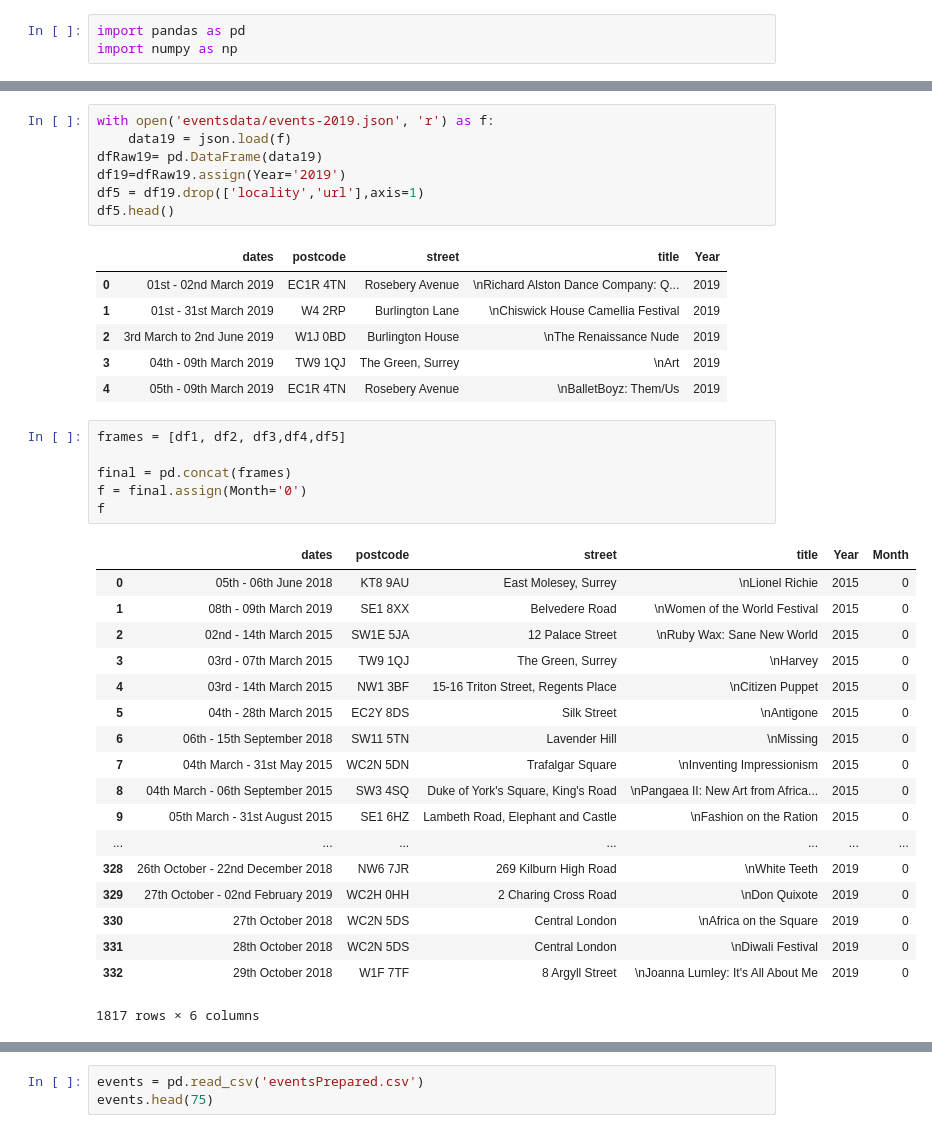
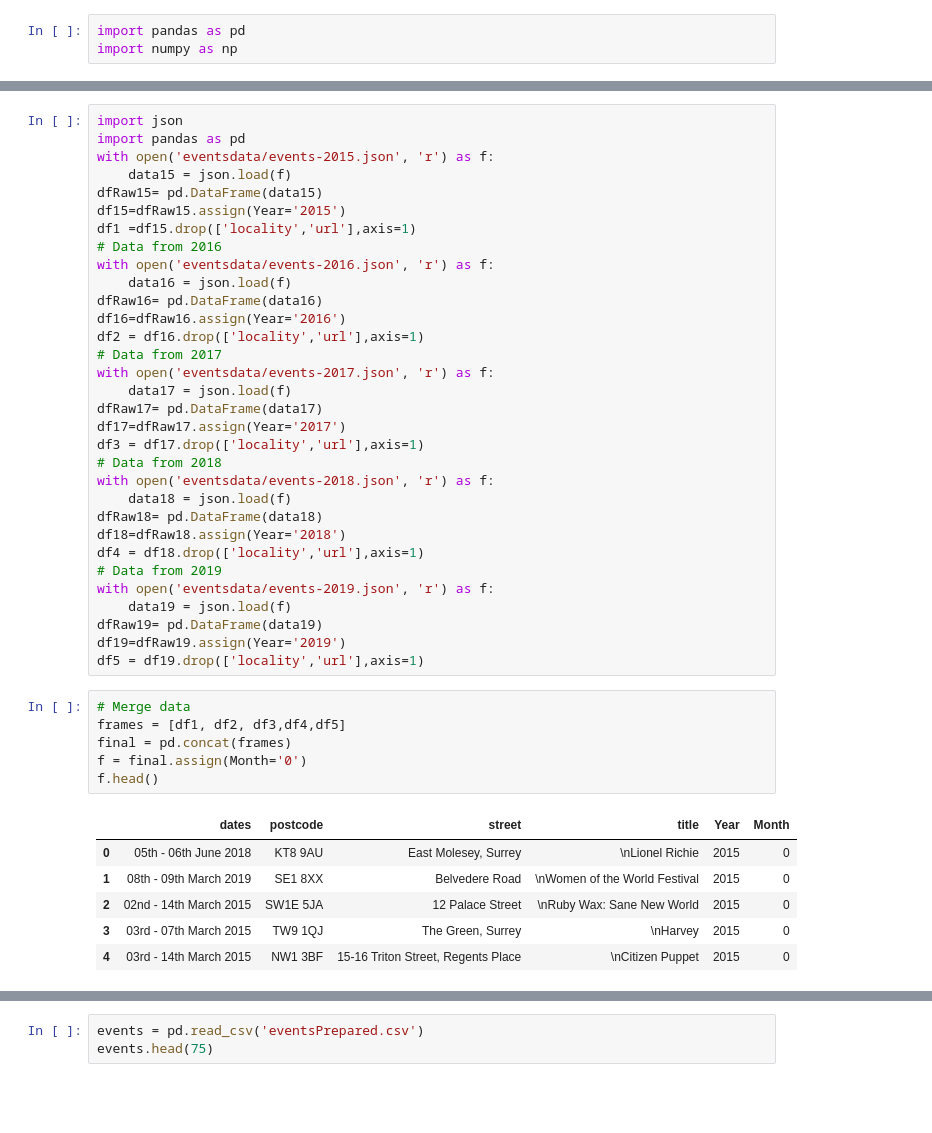
Before and after one commit to dataBikeHsUlm/MapReduce, a Jupyter notebook: Data_Profiling/AdditionalFeatures.ipynb, the cells around one changed output, grey strips where cells are left out. Saved outputs shown, nothing was run; the diff lists cells and outputs as text; blank space fills up the shorter version.

Commit message:
refined AdditionalFeatures Notebook, refined data

```diff
--- a/Data_Profiling/AdditionalFeatures.ipynb
+++ b/Data_Profiling/AdditionalFeatures.ipynb
@@ -107,40 +49,46 @@ df4.head()
-# %%
-with open('eventsdata/events-2019.json', 'r') as f:
-    data19 = json.load(f)
-dfRaw19= pd.DataFrame(data19)
-df19=dfRaw19.assign(Year='2019')
-df5 = df19.drop(['locality','url'],axis=1)
-df5.head()
-# %% [output]
-|  | dates | postcode | street | title | Year |
-| 0 | 01st - 02nd March 2019 | EC1R 4TN | Rosebery Avenue | \nRichard Alston Dance Company: Q... | 2019 |
-| 1 | 01st - 31st March 2019 | W4 2RP | Burlington Lane | \nChiswick House Camellia Festival | 2019 |
-| 2 | 3rd March to 2nd June 2019 | W1J 0BD | Burlington House | \nThe Renaissance Nude | 2019 |
-| 3 | 04th - 09th March 2019 | TW9 1QJ | The Green, Surrey | \nArt | 2019 |
-| 4 | 05th - 09th March 2019 | EC1R 4TN | Rosebery Avenue | \nBalletBoyz: Them/Us | 2019 |
+# %%
+import json
+import pandas as pd
+with open('eventsdata/events-2015.json', 'r') as f:
+    data15 = json.load(f)
+dfRaw15= pd.DataFrame(data15)
+df15=dfRaw15.assign(Year='2015')
+df1 =df15.drop(['locality','url'],axis=1)
+# Data from 2016
+with open('eventsdata/events-2016.json', 'r') as f:
+    data16 = json.load(f)
+dfRaw16= pd.DataFrame(data16)
+df16=dfRaw16.assign(Year='2016')
+df2 = df16.drop(['locality','url'],axis=1)
+# Data from 2017
+with open('eventsdata/events-2017.json', 'r') as f:
+    data17 = json.load(f)
+dfRaw17= pd.DataFrame(data17)
+df17=dfRaw17.assign(Year='2017')
+df3 = df17.drop(['locality','url'],axis=1)
+# Data from 2018
+with open('eventsdata/events-2018.json', 'r') as f:
+    data18 = json.load(f)
+dfRaw18= pd.DataFrame(data18)
+df18=dfRaw18.assign(Year='2018')
+df4 = df18.drop(['locality','url'],axis=1)
+# Data from 2019
+with open('eventsdata/events-2019.json', 'r') as f:
+    data19 = json.load(f)
+dfRaw19= pd.DataFrame(data19)
+df19=dfRaw19.assign(Year='2019')
+df5 = df19.drop(['locality','url'],axis=1)
 # %%
+# Merge data
 frames = [df1, df2, df3,df4,df5]
-
 final = pd.concat(frames)
 f = final.assign(Month='0')
-f
+f.head()
 # %% [output]
 |  | dates | postcode | street | title | Year | Month |
 | 0 | 05th - 06th June 2018 | KT8 9AU | East Molesey, Surrey | \nLionel Richie | 2015 | 0 |
 | 1 | 08th - 09th March 2019 | SE1 8XX | Belvedere Road | \nWomen of the World Festival | 2015 | 0 |
 | 2 | 02nd - 14th March 2015 | SW1E 5JA | 12 Palace Street | \nRuby Wax: Sane New World | 2015 | 0 |
 | 3 | 03rd - 07th March 2015 | TW9 1QJ | The Green, Surrey | \nHarvey | 2015 | 0 |
 | 4 | 03rd - 14th March 2015 | NW1 3BF | 15-16 Triton Street, Regents Place | \nCitizen Puppet | 2015 | 0 |
-| 5 | 04th - 28th March 2015 | EC2Y 8DS | Silk Street | \nAntigone | 2015 | 0 |
-| 6 | 06th - 15th September 2018 | SW11 5TN | Lavender Hill | \nMissing | 2015 | 0 |
-| 7 | 04th March - 31st May 2015 | WC2N 5DN | Trafalgar Square | \nInventing Impressionism | 2015 | 0 |
-| 8 | 04th March - 06th September 2015 | SW3 4SQ | Duke of York's Square, King's Road | \nPangaea II: New Art from Africa... | 2015 | 0 |
-| 9 | 05th March - 31st August 2015 | SE1 6HZ | Lambeth Road, Elephant and Castle | \nFashion on the Ration | 2015 | 0 |
-| ... | ... | ... | ... | ... | ... | ... |
-| 328 | 26th October - 22nd December 2018 | NW6 7JR | 269 Kilburn High Road | \nWhite Teeth | 2019 | 0 |
-| 329 | 27th October - 02nd February 2019 | WC2H 0HH | 2 Charing Cross Road | \nDon Quixote | 2019 | 0 |
-| 330 | 27th October 2018 | WC2N 5DS | Central London | \nAfrica on the Square | 2019 | 0 |
-| 331 | 28th October 2018 | WC2N 5DS | Central London | \nDiwali Festival | 2019 | 0 |
-| 332 | 29th October 2018 | W1F 7TF | 8 Argyll Street | \nJoanna Lumley: It's All About Me | 2019 | 0 |
-1817 rows × 6 columns
 # %%
```
Also changed, not shown: parts of 20 cells of this notebook, 5 other files.
